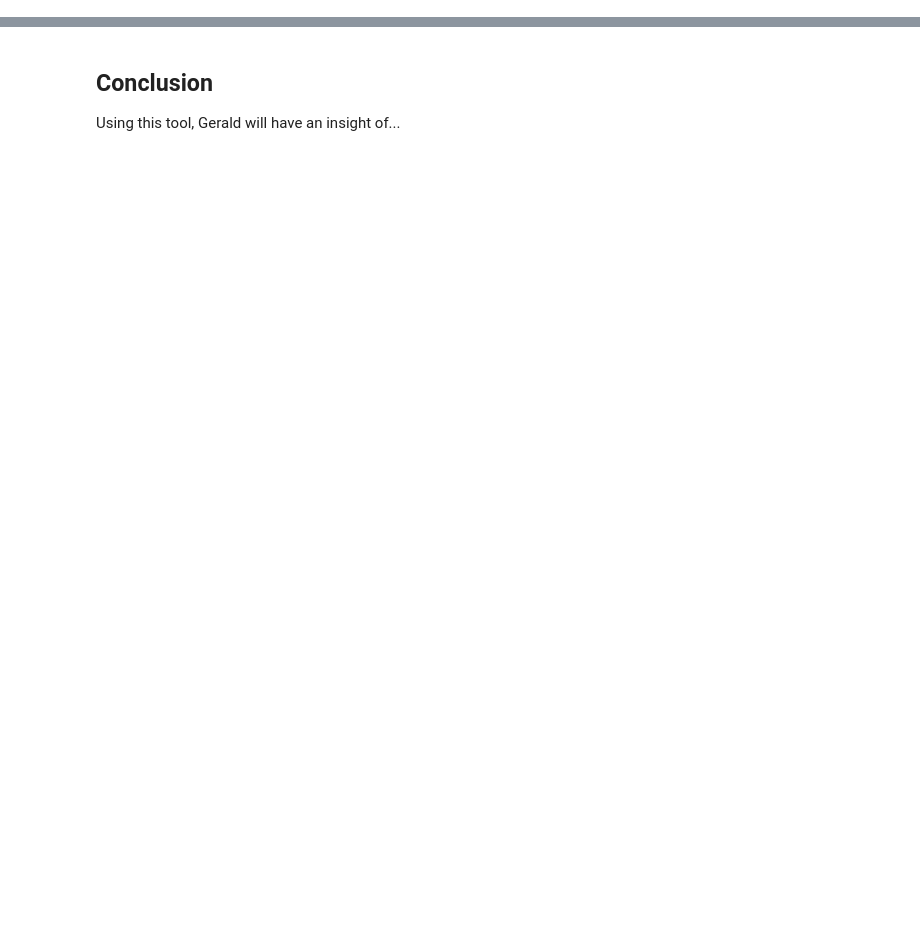
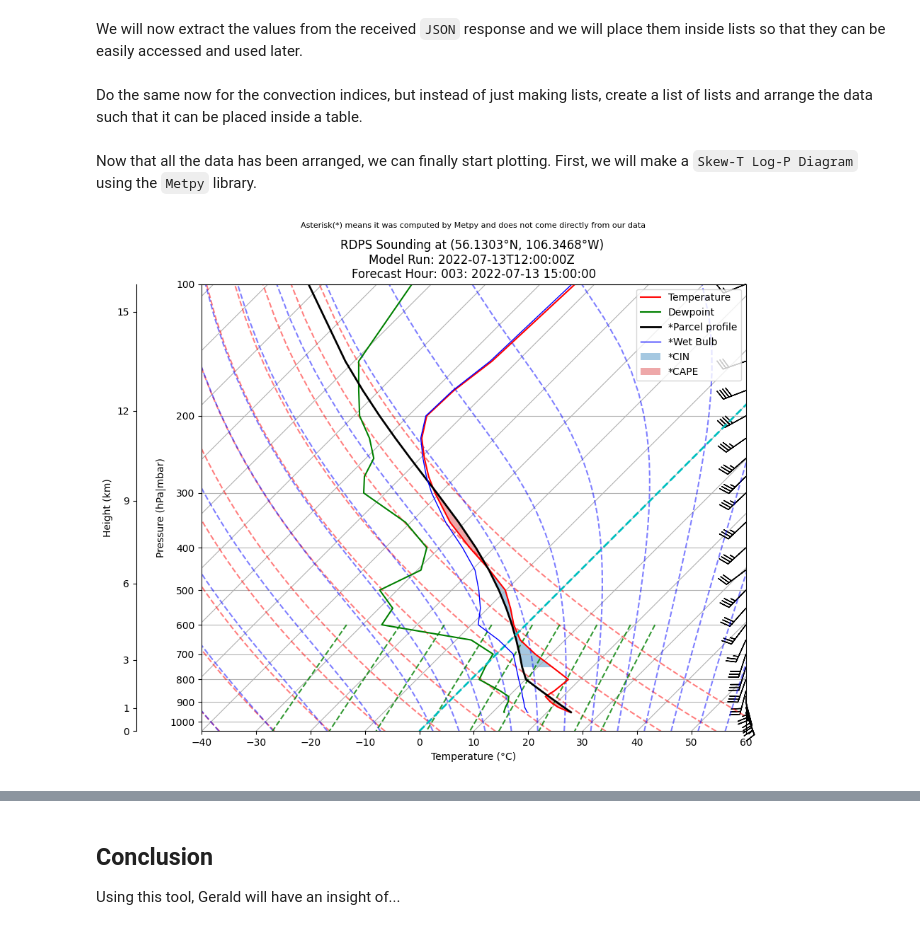
Before and after one commit to PhilippeTh/open-data, a Jupyter notebook: docs/usage/use-case_skewt/use-case_skewt_en.ipynb, the cells around one changed output, grey strips where cells are left out. Drawn from its saved outputs; the diff is of its cells as text; code cells hidden in the pictures; blank space fills up the shorter version.

```diff
--- a/docs/usage/use-case_skewt/use-case_skewt_en.ipynb
+++ b/docs/usage/use-case_skewt/use-case_skewt_en.ipynb
@@ -110,6 +114,8 @@ body = {
 #    - LCL, LFC, EL (m AGL)
 #    - LI (no unit)
 resp = requests.post(url, json=body, headers=headers).json()
+# %% [markdown]
+We will now extract the values from the received ``JSON`` response and we will place them inside lists so that they can be easily accessed and used later.
 # %%
 # Store the values for Skew-T and Hodograph plotting in lists and assign proper units
 
@@ -131,6 +139,8 @@ td *= units.degC
 ws *= units.knots
 wd *= units.degrees
 u, v = mpcalc.wind_components(ws, wd)
+# %% [markdown]
+Do the same now for the convection indices, but instead of just making lists, create a list of lists and arrange the data such that it can be placed inside a table.
 # %%
 # Store Convection Indices in a list of lists to make a table afterwards
 
@@ -166,13 +198,15 @@ conv_indices[-1].extend([resp['properties']['CAPE_unit'],
                          resp['properties']['EL_unit']
                          ]
                         )
+# %% [markdown]
+Now that all the data has been arranged, we can finally start plotting. First, we will make a ``Skew-T Log-P Diagram`` using the ``Metpy`` library.
 # %%
 # Plotting a Skew-T Log-P diagram using the Metpy library
 
 # Prevent matplotlib to show whatever it wants
 plt.ioff()
 
-fig = plt.figure(figsize=(9, 7), tight_layout=True)
+fig = plt.figure(figsize=(10, 8), tight_layout=True)
 skew = SkewT(fig, rotation=45)
 skew.plot(p[:len(t)], t, 'r', label='Temperature')
 skew.plot(p[:len(td)], td, 'g', label='Dewpoint')
@@ -196,34 +230,37 @@ secax = skew.ax.secondary_yaxis(
 secax.yaxis.set_major_locator(plt.FixedLocator([0, 1, 3, 6, 9, 12, 15]))
 secax.yaxis.set_minor_locator(plt.NullLocator())
 secax.yaxis.set_major_formatter(plt.ScalarFormatter())
 secax.set_ylabel('Height (km)')
 
 # Calculate full parcel profile and add to plot as black line
 prof = mpcalc.parcel_profile(p, t[0], td[0]).to('degC')
-skew.plot(p, prof, 'k', linewidth=2, label='Parcel profile')
+skew.plot(p, prof, 'k', linewidth=2, label='*Parcel profile')
 
 # Shade areas of CAPE and CIN
-skew.shade_cin(p, t, prof, td, label='CIN')
-skew.shade_cape(p, t, prof, label='CAPE')
+skew.shade_cin(p, t, prof, td, label='*CIN')
+skew.shade_cape(p, t, prof, label='*CAPE')
 
 # Slanted line at 0 isotherm
 skew.ax.axvline(0, color='c', linestyle='--', linewidth=2)
 
 # Add the relevant special lines
 wet_bulb = mpcalc.wet_bulb_temperature(p, t, td)
-skew.plot(p, wet_bulb, 'b', linewidth=1, label='Wet Bulb')
+skew.plot(p, wet_bulb, 'b', linewidth=1, label='*Wet Bulb')
 skew.plot_dry_adiabats()
 skew.plot_moist_adiabats()
 skew.plot_mixing_lines()
 
 # Add title with all the data that was used for the plot
 skew.ax.title.set_text(f'{model} Sounding at (' +
                        f'{str(lat) + DEG_SYMBOL + "N" if lat >= 0 else str(lat*-1) + DEG_SYMBOL + "S"}, ' +
                        f'{str(lon) + DEG_SYMBOL + "E" if lon >= 0 else str(lon*-1) + DEG_SYMBOL + "W"}) ' + '\n' +
                        f'Model Run: {model_run} ' + '\n' +
                        f'Forecast Hour: {forecast_hour[0:5]}{datetime.datetime.strptime(forecast_hour[5:], "%Y-%m-%dT%H:%M:%SZ")}'
                        )
+fig.suptitle('Asterisk(*) means it was computed by Metpy and does not come directly from our data', fontsize=8, x=0.53)
 skew.ax.legend()
 
 # Use plt.show() or plt.savefig('name.png') outside of Jupyter Notebook
 display(fig)
+# %% [output]
+[figure, added]
```
Also changed, not shown: parts of 8 cells of this notebook.
